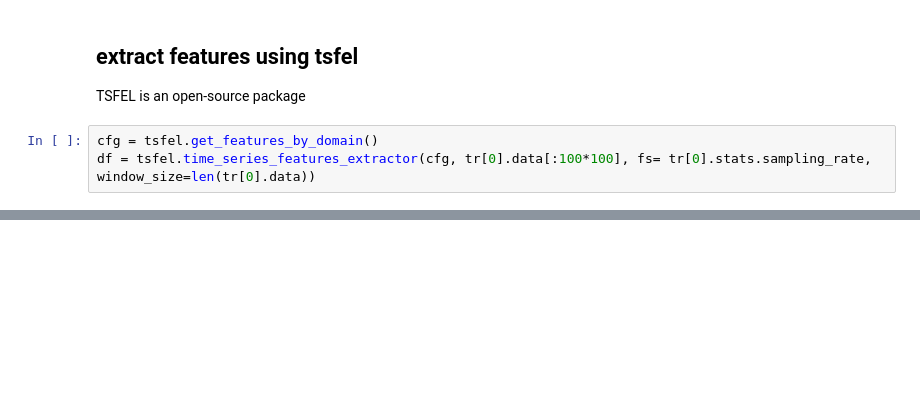
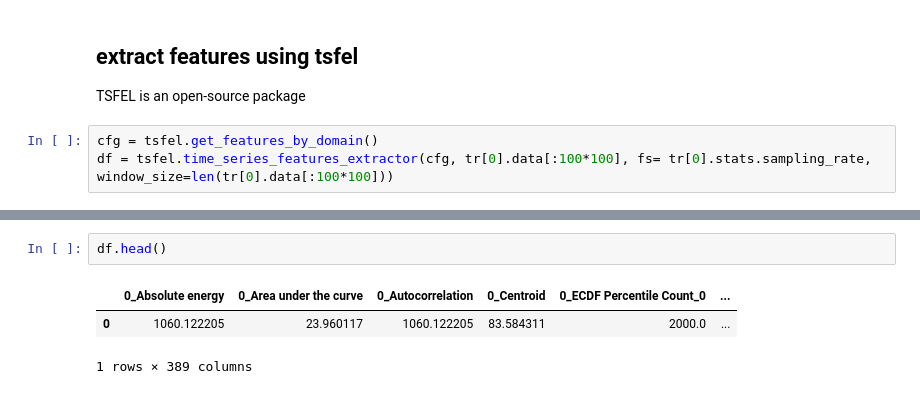
Before and after one commit to UW-geophysics-edu/ESS590_Ambient_seismic_field_SPR2023, a Jupyter notebook: tutorials/tutorial_1_feature_exraction.ipynb, the cells around one changed output, grey strips where cells are left out. Saved outputs shown, nothing was run; the diff lists cells and outputs as text; blank space fills up the shorter version.

```diff
--- a/tutorials/tutorial_1_feature_exraction.ipynb
+++ b/tutorials/tutorial_1_feature_exraction.ipynb
@@ -99,4 +112,4 @@ plt.show()
 TSFEL is an open-source package
 # %%
 cfg = tsfel.get_features_by_domain()
-df = tsfel.time_series_features_extractor(cfg, tr[0].data[:100*100], fs= tr[0].stats.sampling_rate, window_size=len(tr[0].data))
+df = tsfel.time_series_features_extractor(cfg, tr[0].data[:100*100], fs= tr[0].stats.sampling_rate, window_size=len(tr[0].data[:100*100]))
@@ -102,0 +121,6 @@ df = tsfel.time_series_features_extractor(cfg, tr[0].data[:100*100], fs= tr[0].s
+# %%
+df.head()
+# %% [output]
+|  | 0_Absolute energy | 0_Area under the curve | 0_Autocorrelation | 0_Centroid | 0_ECDF Percentile Count_0 | ... |
+| 0 | 1060.122205 | 23.960117 | 1060.122205 | 83.584311 | 2000.0 | ... |
+1 rows × 389 columns
```
Also changed, not shown: parts of 16 cells of this notebook, 1 other file.
